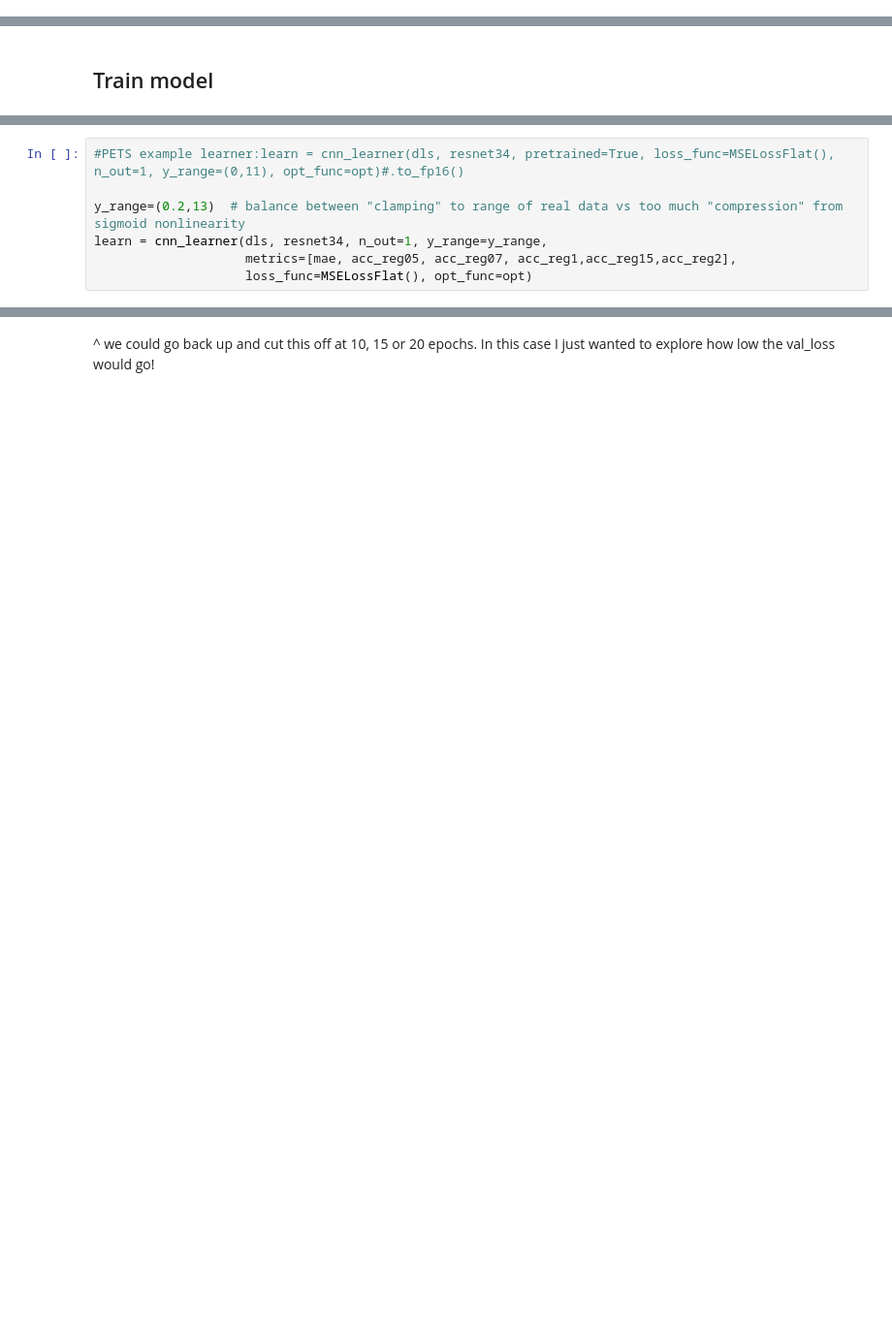
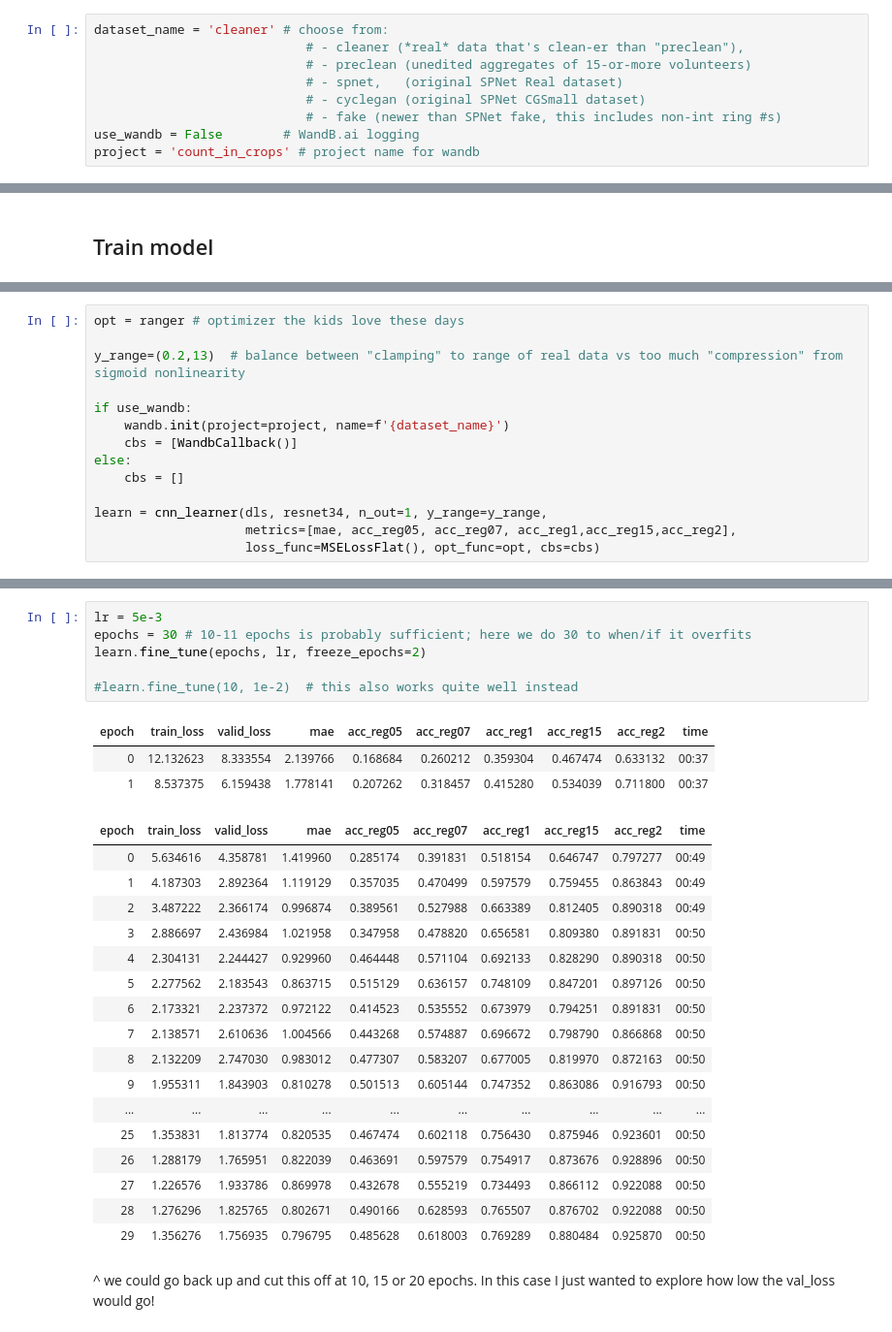
Before and after one commit to drscotthawley/espiownage, a Jupyter notebook: nbs/count_in_crops_real.ipynb, the cells around one changed output, grey strips where cells are left out. Shown at 97% size. Drawn from its saved outputs; the diff is of its cells as text; blank space fills up the shorter version.

```diff
--- a/nbs/count_in_crops_real.ipynb
+++ b/nbs/count_in_crops_real.ipynb
@@ -55,0 +58,9 @@ from mrspuff.utils import on_colab
+# %%
+dataset_name = 'cleaner' # choose from:
+                            # - cleaner (*real* data that's clean-er than "preclean"),
+                            # - preclean (unedited aggregates of 15-or-more volunteers)
+                            # - spnet,   (original SPNet Real dataset)
+                            # - cyclegan (original SPNet CGSmall dataset)
+                            # - fake (newer than SPNet fake, this includes non-int ring #s)
+use_wandb = False        # WandB.ai logging
+project = 'count_in_crops' # project name for wandb
@@ -110,7 +132,14 @@ opt = ranger
 # %%
-#PETS example learner:learn = cnn_learner(dls, resnet34, pretrained=True, loss_func=MSELossFlat(), n_out=1, y_range=(0,11), opt_func=opt)#.to_fp16()
+opt = ranger # optimizer the kids love these days
 
 y_range=(0.2,13)  # balance between "clamping" to range of real data vs too much "compression" from sigmoid nonlinearity
+
+if use_wandb:
+    wandb.init(project=project, name=f'{dataset_name}')
+    cbs = [WandbCallback()]
+else:
+    cbs = []
+
 learn = cnn_learner(dls, resnet34, n_out=1, y_range=y_range,
                     metrics=[mae, acc_reg05, acc_reg07, acc_reg1,acc_reg15,acc_reg2],
-                    loss_func=MSELossFlat(), opt_func=opt)
+                    loss_func=MSELossFlat(), opt_func=opt, cbs=cbs)
@@ -148,2 +153,29 @@ learn.fine_tune(30, lr, freeze_epochs=2)
+# %%
+lr = 5e-3
+epochs = 30 # 10-11 epochs is probably sufficient; here we do 30 to when/if it overfits
+learn.fine_tune(epochs, lr, freeze_epochs=2)
+
+#learn.fine_tune(10, 1e-2)  # this also works quite well instead
+# %% [output]
+| epoch | train_loss | valid_loss | mae | acc_reg05 | acc_reg07 | acc_reg1 | acc_reg15 | acc_reg2 | time |
+| 0 | 12.132623 | 8.333554 | 2.139766 | 0.168684 | 0.260212 | 0.359304 | 0.467474 | 0.633132 | 00:37 |
+| 1 | 8.537375 | 6.159438 | 1.778141 | 0.207262 | 0.318457 | 0.415280 | 0.534039 | 0.711800 | 00:37 |
+| epoch | train_loss | valid_loss | mae | acc_reg05 | acc_reg07 | acc_reg1 | acc_reg15 | acc_reg2 | time |
+| 0 | 5.634616 | 4.358781 | 1.419960 | 0.285174 | 0.391831 | 0.518154 | 0.646747 | 0.797277 | 00:49 |
+| 1 | 4.187303 | 2.892364 | 1.119129 | 0.357035 | 0.470499 | 0.597579 | 0.759455 | 0.863843 | 00:49 |
+| 2 | 3.487222 | 2.366174 | 0.996874 | 0.389561 | 0.527988 | 0.663389 | 0.812405 | 0.890318 | 00:49 |
+| 3 | 2.886697 | 2.436984 | 1.021958 | 0.347958 | 0.478820 | 0.656581 | 0.809380 | 0.891831 | 00:50 |
+| 4 | 2.304131 | 2.244427 | 0.929960 | 0.464448 | 0.571104 | 0.692133 | 0.828290 | 0.890318 | 00:50 |
+| 5 | 2.277562 | 2.183543 | 0.863715 | 0.515129 | 0.636157 | 0.748109 | 0.847201 | 0.897126 | 00:50 |
+| 6 | 2.173321 | 2.237372 | 0.972122 | 0.414523 | 0.535552 | 0.673979 | 0.794251 | 0.891831 | 00:50 |
+| 7 | 2.138571 | 2.610636 | 1.004566 | 0.443268 | 0.574887 | 0.696672 | 0.798790 | 0.866868 | 00:50 |
+| 8 | 2.132209 | 2.747030 | 0.983012 | 0.477307 | 0.583207 | 0.677005 | 0.819970 | 0.872163 | 00:50 |
+| 9 | 1.955311 | 1.843903 | 0.810278 | 0.501513 | 0.605144 | 0.747352 | 0.863086 | 0.916793 | 00:50 |
+| ... | ... | ... | ... | ... | ... | ... | ... | ... | ... |
+| 25 | 1.353831 | 1.813774 | 0.820535 | 0.467474 | 0.602118 | 0.756430 | 0.875946 | 0.923601 | 00:50 |
+| 26 | 1.288179 | 1.765951 | 0.822039 | 0.463691 | 0.597579 | 0.754917 | 0.873676 | 0.928896 | 00:50 |
+| 27 | 1.226576 | 1.933786 | 0.869978 | 0.432678 | 0.555219 | 0.734493 | 0.866112 | 0.922088 | 00:50 |
+| 28 | 1.276296 | 1.825765 | 0.802671 | 0.490166 | 0.628593 | 0.765507 | 0.876702 | 0.922088 | 00:50 |
+| 29 | 1.356276 | 1.756935 | 0.796795 | 0.485628 | 0.618003 | 0.769289 | 0.880484 | 0.925870 | 00:50 |
 # %% [markdown]
 ^ we could go back up and cut this off at 10, 15 or 20 epochs. In this case I just wanted to explore how low the val_loss would go!
```
Also changed, not shown: parts of 28 cells of this notebook, 3 other files.
